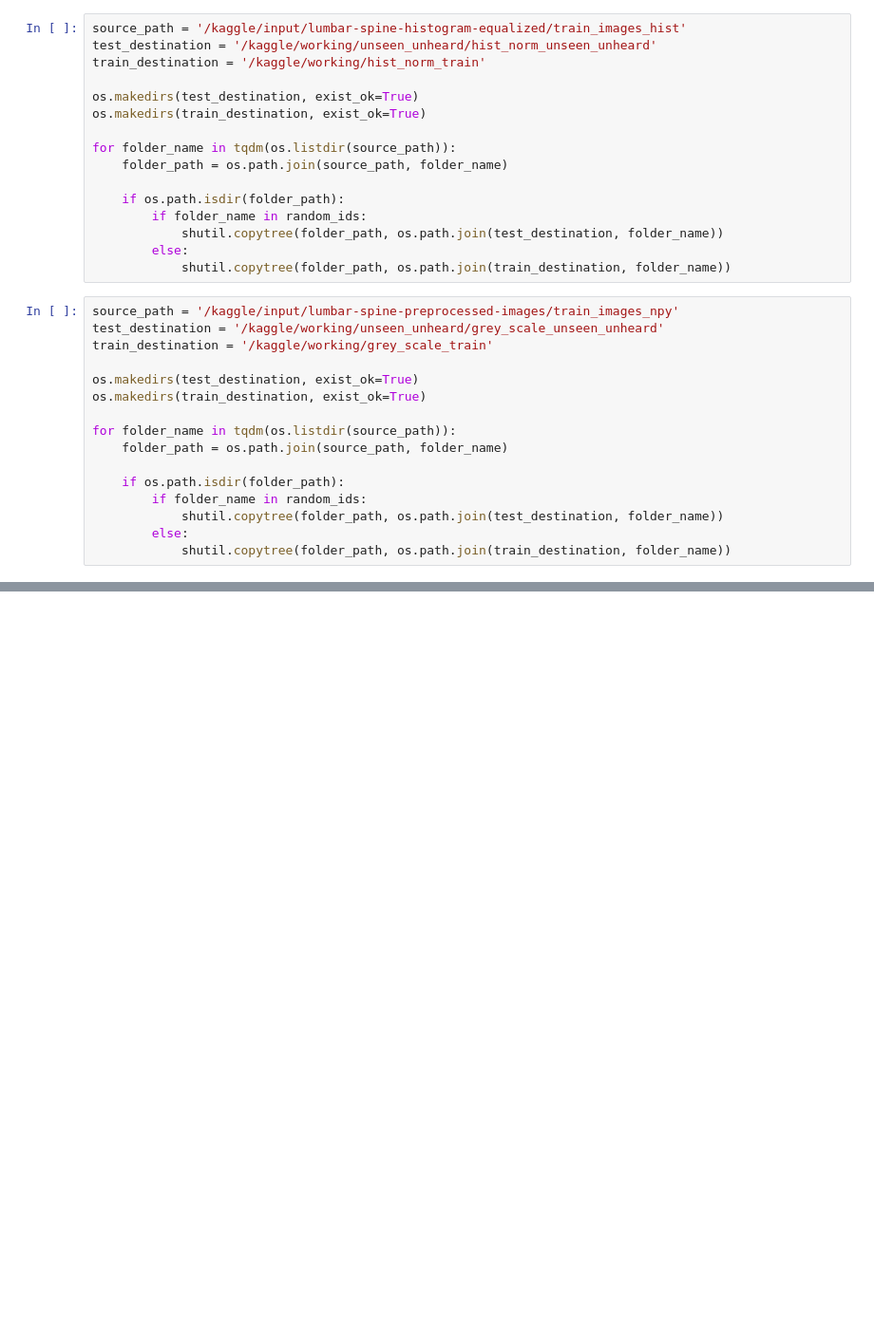
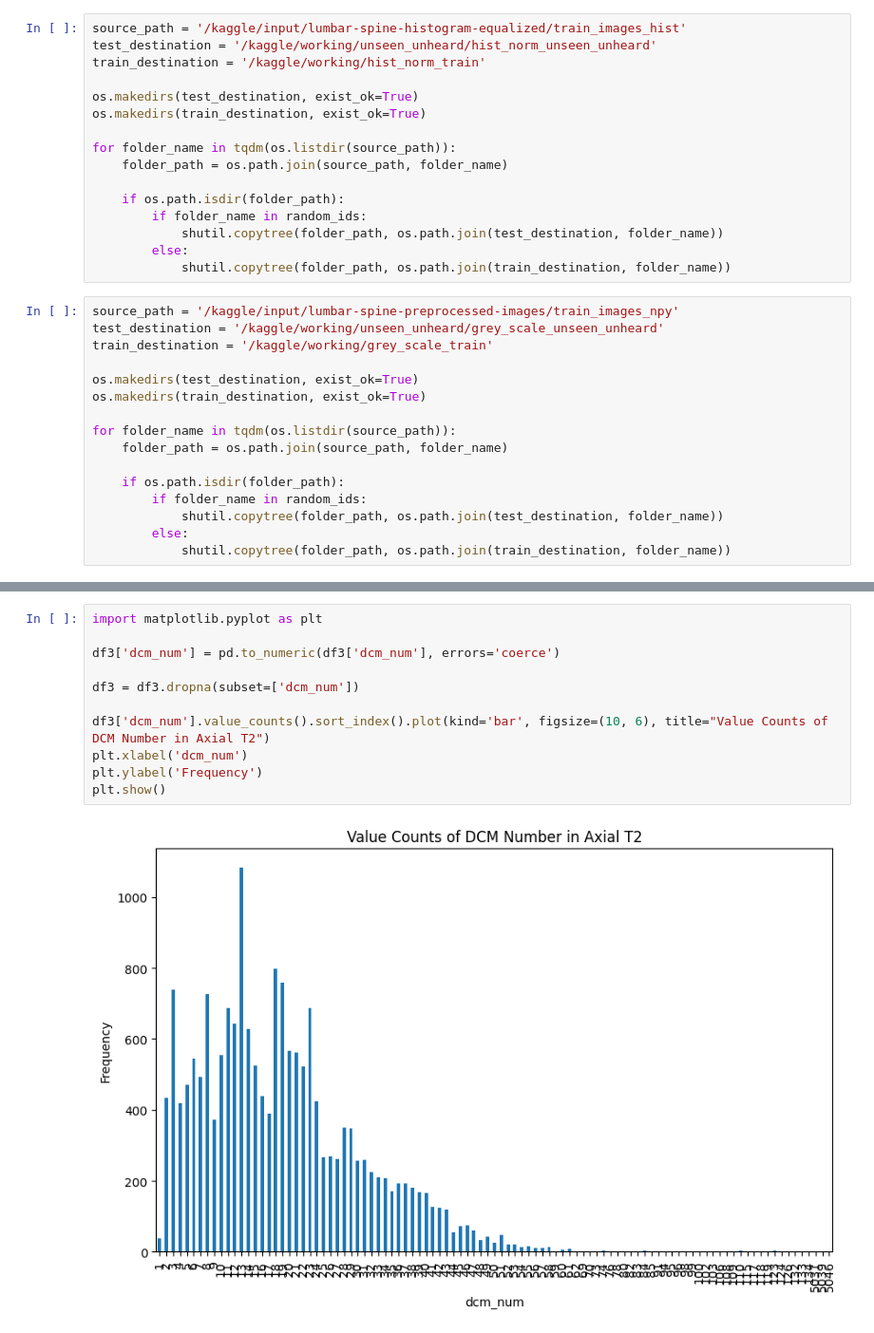
Before and after one commit to ahmedembeddedxx/lumbar-spine-degenerative-classification, a Jupyter notebook: src/ML/0 preprocessor.ipynb, the cells around one changed output, grey strips where cells are left out. Shown at 95% size. Drawn from its saved outputs; the diff is of its cells as text; blank space fills up the shorter version.

```diff
--- a/src/ML/0 preprocessor.ipynb
+++ b/src/ML/0 preprocessor.ipynb
@@ -581,0 +627,13 @@ for folder_name in tqdm(os.listdir(source_path)):
+# %%
+import matplotlib.pyplot as plt
+
+df3['dcm_num'] = pd.to_numeric(df3['dcm_num'], errors='coerce')
+
+df3 = df3.dropna(subset=['dcm_num'])
+
+df3['dcm_num'].value_counts().sort_index().plot(kind='bar', figsize=(10, 6), title="Value Counts of DCM Number in Axial T2")
+plt.xlabel('dcm_num')
+plt.ylabel('Frequency')
+plt.show()
+# %% [output]
+[figure, added]
```
Also changed, not shown: parts of 5 cells of this notebook, 2 other files.
